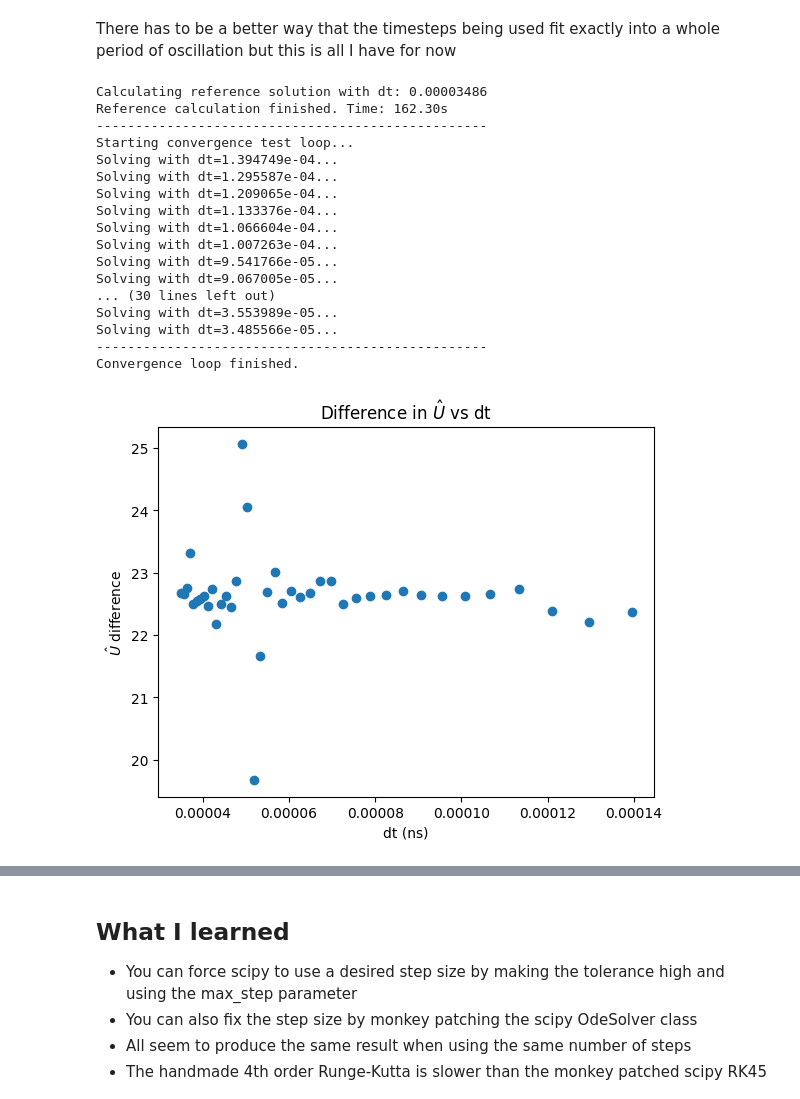
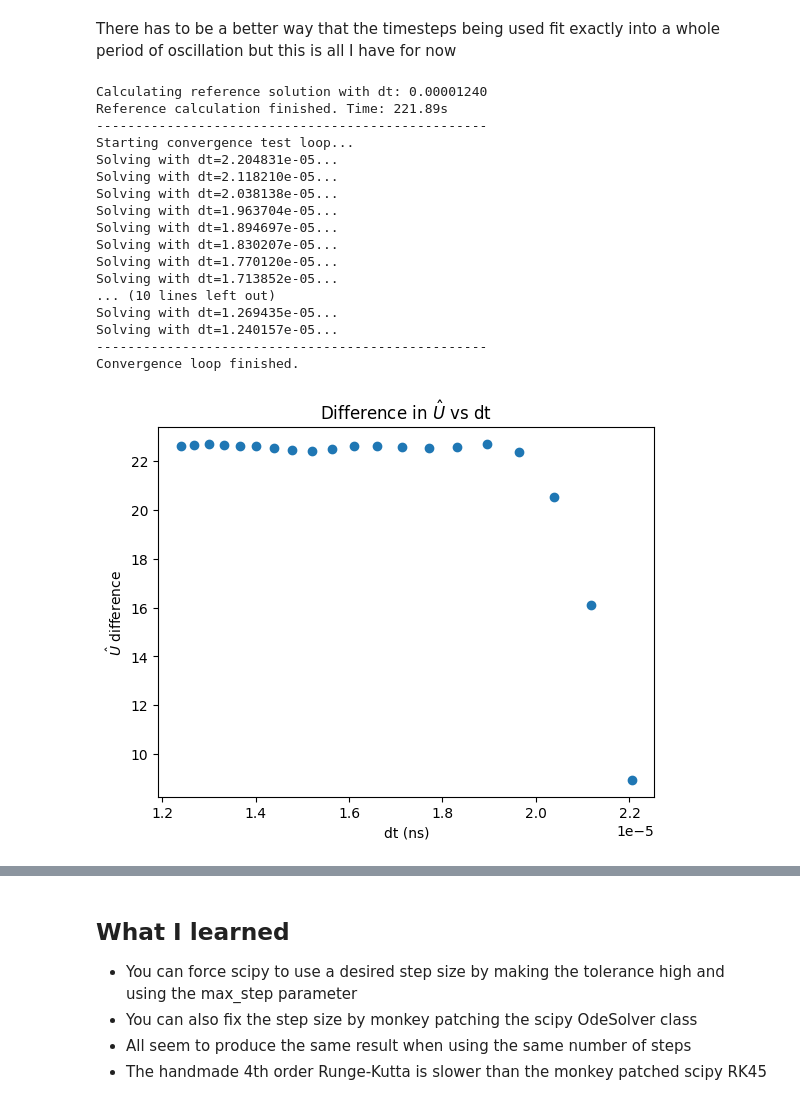
Before and after one commit to GonReina/QLearn, a Jupyter notebook: ODEs/solver_battle.ipynb, the cells around one changed output, grey strips where cells are left out. Cells and saved outputs as stored; diff of their text form; code cells hidden in the pictures.

```diff
--- a/ODEs/solver_battle.ipynb
+++ b/ODEs/solver_battle.ipynb
@@ -697,7 +697,7 @@ sol_ref = solve_ivp(
     y0=y0_real,
     method='RK45',
     t_eval=None,
-    max_step=U_dt,
+    max_step=0.003,
     rtol=ref_tau,
     atol=ref_tau,
     vectorized=True,
@@ -727,7 +727,7 @@ for tau in tau_list:
         y0=y0_real,
         method='RK45',
         t_eval=None,
-        max_step=U_dt,
+        max_step=0.003,
         rtol=tau,
         atol=tau,
         vectorized=True,
@@ -1064,13 +1097,13 @@ There has to be a better way that the timesteps being used fit exactly into a wh
 I_flat = sparse_eye(D_total, D_total, dtype=np.complex128, format='csc').toarray().flatten(order='F')
 y0_real = np.concatenate([I_flat.real, I_flat.imag])
 
-period = 4 * np.pi / nu_delta
+period = 2 * np.pi / nu_delta
 
 # ODE arguments
 ode_args = (H0, H1, W, nu_delta, D_total)
 
 # Number of steps to use
-try_steps = np.linspace(2000, 8000, 40).astype(int)
+try_steps = np.linspace(9000, 16000, 20).astype(int)
 # Lists to store results
 errors = []
 dt_values = []
@@ -1089,6 +1122,9 @@ sol_ref = solve_ivp(
     args=ode_args,
     method=CustomRK4,
     max_step=ref_dt,
+    rtol=1,
+    atol=1,
+    vectorized=True,
     dense_output=False
 )
 ref_time = time.time() - start_time
@@ -1109,6 +1145,7 @@ print("Starting convergence test loop...")
 for steps in try_steps:
     dt_list = np.linspace(0, period, steps)
     dt = dt_list[1] - dt_list[0]
+    dt = float(dt)
     dt_values.append(dt)
     print(f"Solving with dt={dt:.6e}...")
 
@@ -1120,57 +1157,57 @@ for steps in try_steps:
         args=ode_args,
         method=CustomRK4,
         max_step=dt,
+        rtol=1,
+        atol=1,
+        vectorized=True,
         dense_output=False
     )
 
-    # Store step count
-    # steps_i = len(sol_i.t) - 1
-    # step_counts.append(steps_i)
 
     # Extract U_i
     y_i = sol_i.y[:, -1]
     U_flat_i = y_i[:D_sq] + 1j * y_i[D_sq:]
     U_i = U_flat_i.reshape((D_total, D_total), order='F')
 
     # Calculate error: Frobenius Norm of the difference (||U_i - U_ref||_F)
     diff = U_i - U_ref
     error_i = np.linalg.norm(diff)
     errors.append(error_i)
 
     # Free up memory
     del sol_i, y_i, U_flat_i, U_i
 
 print("-" * 50)
 print("Convergence loop finished.")
 
 # Plot results
 fig = plt.figure()
 plt.scatter(dt_values, errors)
 # The correct way to set the x-axis scale is on the main plot object:
 # plt.xscale('log')
 plt.xlabel('dt (ns)')
 plt.ylabel('$\hat{U}$ difference')
 plt.title('Difference in $\hat{U}$ vs dt')
 plt.show() # Added plt.show() to display the plot
 # %% [output]
-Calculating reference solution with dt: 0.00003486
-Reference calculation finished. Time: 162.30s
+Calculating reference solution with dt: 0.00001240
+Reference calculation finished. Time: 221.89s
 --------------------------------------------------
 Starting convergence test loop...
-Solving with dt=1.394749e-04...
-Solving with dt=1.295587e-04...
-Solving with dt=1.209065e-04...
-Solving with dt=1.133376e-04...
-Solving with dt=1.066604e-04...
-Solving with dt=1.007263e-04...
-Solving with dt=9.541766e-05...
-Solving with dt=9.067005e-05...
-... (30 lines left out)
-Solving with dt=3.553989e-05...
-Solving with dt=3.485566e-05...
+Solving with dt=2.204831e-05...
+Solving with dt=2.118210e-05...
+Solving with dt=2.038138e-05...
+Solving with dt=1.963704e-05...
+Solving with dt=1.894697e-05...
+Solving with dt=1.830207e-05...
+Solving with dt=1.770120e-05...
+Solving with dt=1.713852e-05...
+... (10 lines left out)
+Solving with dt=1.269435e-05...
+Solving with dt=1.240157e-05...
 --------------------------------------------------
 Convergence loop finished.
-[figure, old version]
+[figure, new version]
 # %%
 
 # Initial state is the flattened identity matrix
```
Also changed, not shown: parts of 7 cells of this notebook, 1 other file.
